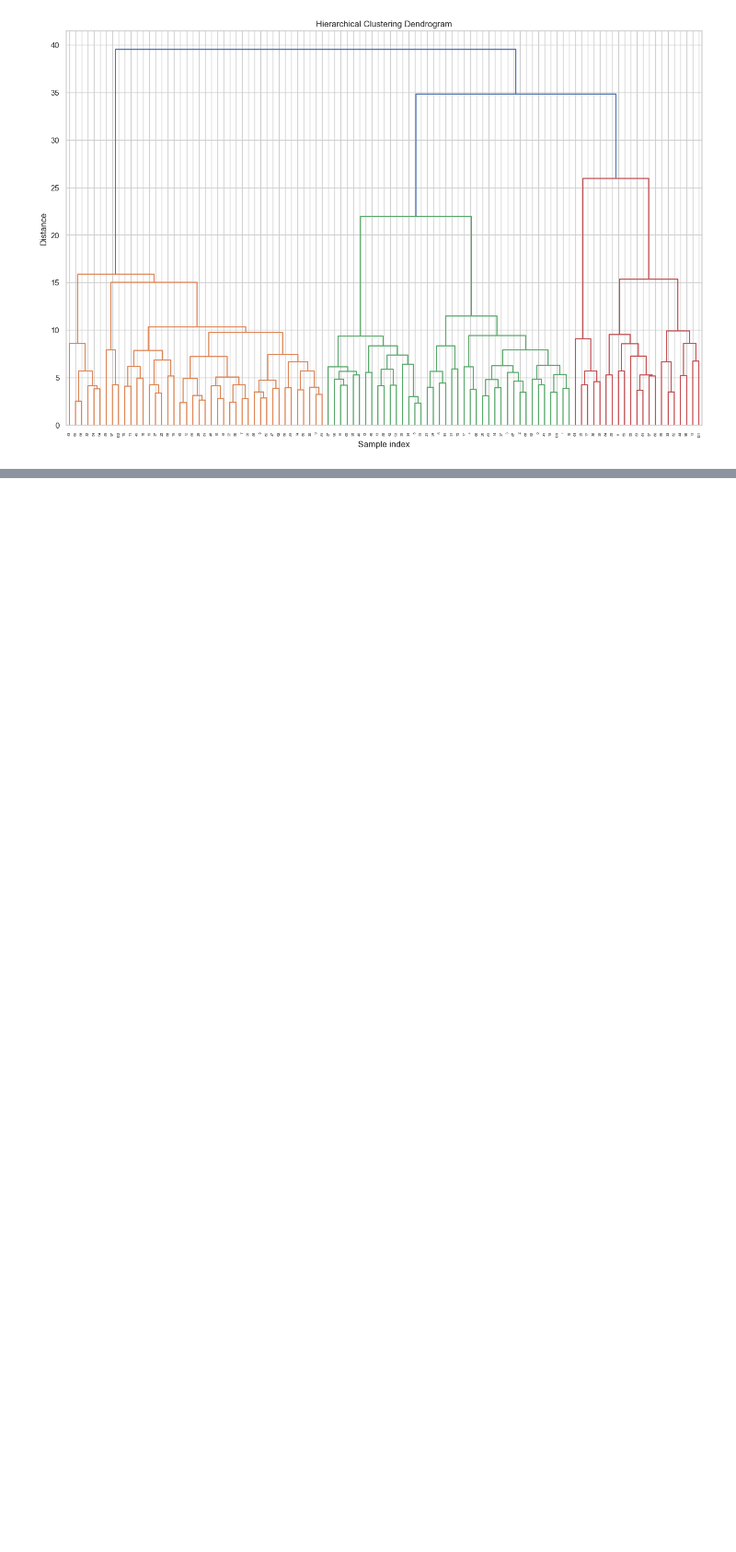
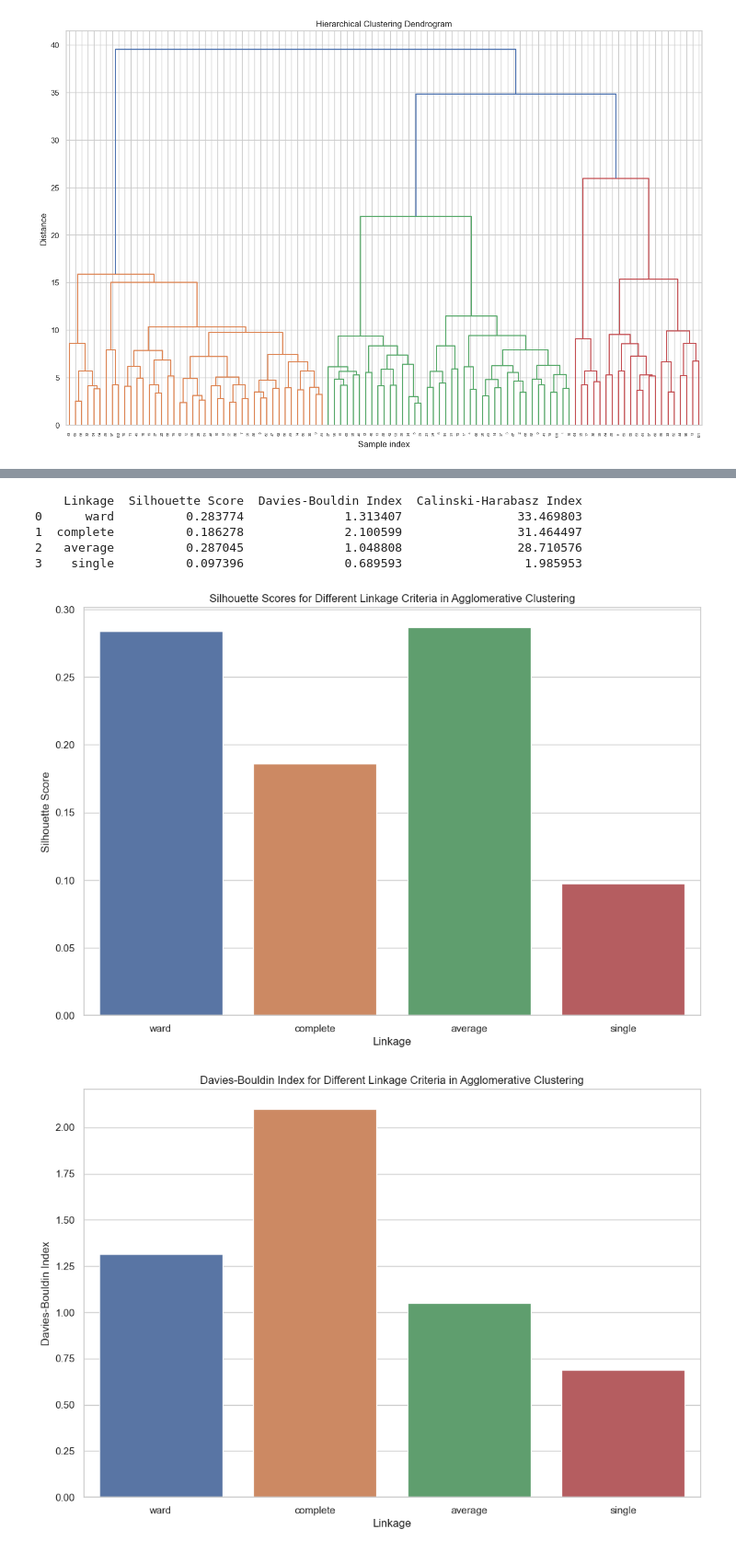
Before and after one commit to shrinitbabel/Aneurysm-CFD-Supervised-Clustering, a Jupyter notebook: Aneurysm EDA.ipynb, the cells around one changed output, grey strips where cells are left out. Shown at 92% size. Drawn from its saved outputs; the diff is of its cells as text; code cells hidden in the pictures; blank space fills up the shorter version.

```diff
--- a/Aneurysm EDA.ipynb
+++ b/Aneurysm EDA.ipynb
@@ -355,0 +396,54 @@ plt.show()
+# %%
+from sklearn.cluster import AgglomerativeClustering
+import matplotlib.pyplot as plt
+import seaborn as sns
+from sklearn.metrics import silhouette_score, davies_bouldin_score, calinski_harabasz_score
+
+# Define linkage criteria to test
+linkage_criteria = ['ward', 'complete', 'average', 'single']
+
+# Store results
+results = []
+
+for linkage in linkage_criteria:
+    agg_clustering = AgglomerativeClustering(n_clusters=3, linkage=linkage)
+    clusters_agg = agg_clustering.fit_predict(data_scaled_with_rupture)
+
+    silhouette_avg = silhouette_score(data_scaled_with_rupture, clusters_agg)
+    db_index = davies_bouldin_score(data_scaled_with_rupture, clusters_agg)
+    ch_index = calinski_harabasz_score(data_scaled_with_rupture, clusters_agg)
+
+    results.append({
+        'Linkage': linkage,
+        'Silhouette Score': silhouette_avg,
+        'Davies-Bouldin Index': db_index,
+        'Calinski-Harabasz Index': ch_index
+    })
+
+# Display results
+results_df = pd.DataFrame(results)
+print(results_df)
+
+# Visualize the results
+plt.figure(figsize=(12, 8))
+sns.barplot(x='Linkage', y='Silhouette Score', data=results_df)
+plt.title('Silhouette Scores for Different Linkage Criteria in Agglomerative Clustering')
+plt.show()
+
+plt.figure(figsize=(12, 8))
+sns.barplot(x='Linkage', y='Davies-Bouldin Index', data=results_df)
+plt.title('Davies-Bouldin Index for Different Linkage Criteria in Agglomerative Clustering')
+plt.show()
+
+plt.figure(figsize=(12, 8))
+sns.barplot(x='Linkage', y='Calinski-Harabasz Index', data=results_df)
+plt.title('Calinski-Harabasz Index for Different Linkage Criteria in Agglomerative Clustering')
+plt.show()
+# %% [output]
+    Linkage  Silhouette Score  Davies-Bouldin Index  Calinski-Harabasz Index
+0      ward          0.283774              1.313407                33.469803
+1  complete          0.186278              2.100599                31.464497
+2   average          0.287045              1.048808                28.710576
+3    single          0.097396              0.689593                 1.985953
+[figure, added]
+[figure, added]
```
Also changed, not shown: parts of 7 cells of this notebook, 1 other file.
